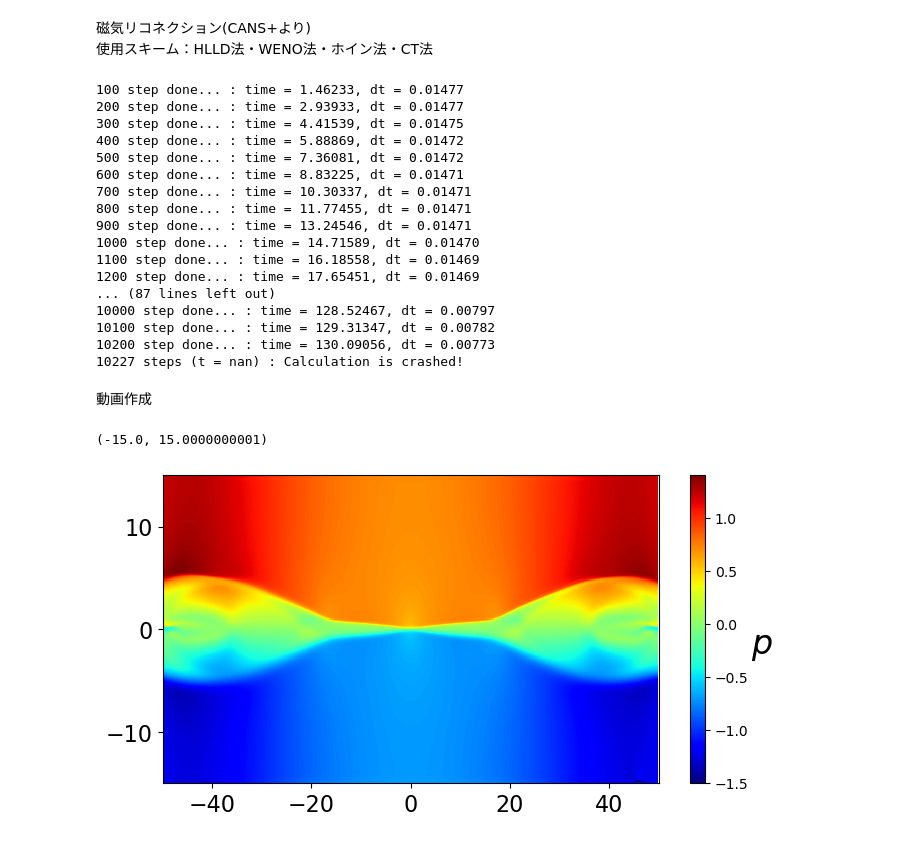
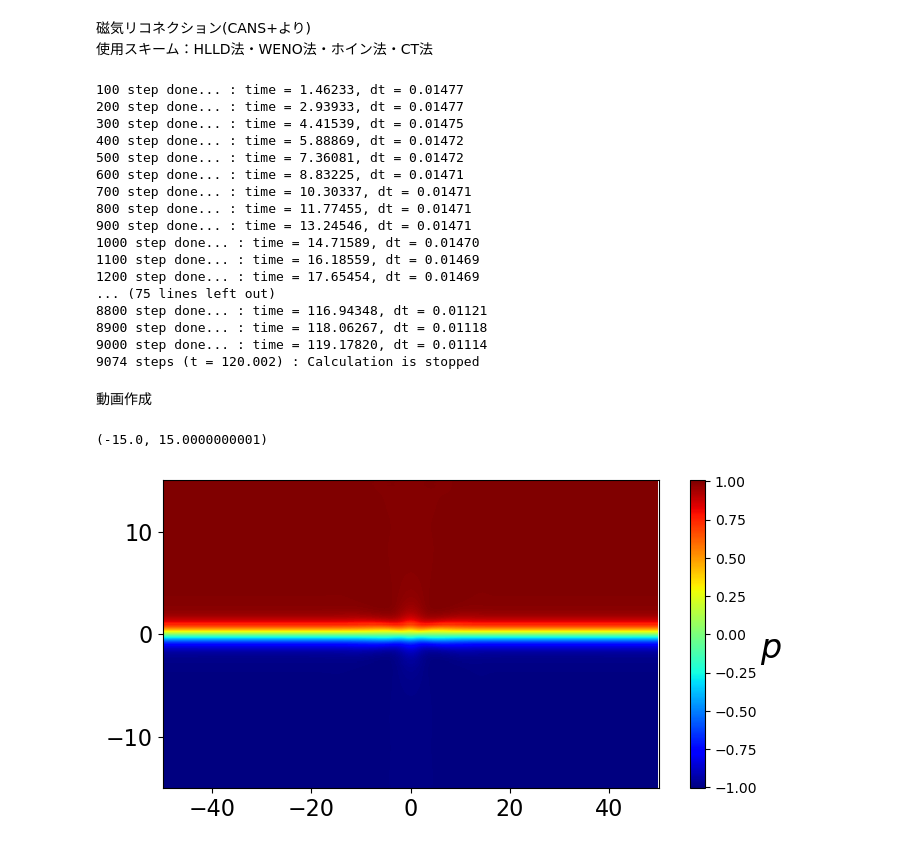
Before and after one commit to Keita-A/RadiativeMHD-simulation, a Jupyter notebook: MR_GPU.ipynb, the cells around one changed output. Drawn from its saved outputs; the diff is of its cells as text; code cells hidden in the pictures.

```diff
--- a/MR_GPU.ipynb
+++ b/MR_GPU.ipynb
@@ -286,7 +294,7 @@ G_bar = cp.zeros(G.shape)
 # %%
 max_step = 100000
 time = 0.0
-calculation_time = 200.0
+calculation_time = 120.0
 log_filename = "log_mr.txt"
 cp.save(f"results_mr/U_{0}", U)
 with open(log_filename, 'w') as log_file:
@@ -399,13 +407,13 @@ for t in range(1, max_step+1):
 800 step done... : time = 11.77455, dt = 0.01471
 900 step done... : time = 13.24546, dt = 0.01471
 1000 step done... : time = 14.71589, dt = 0.01470
-1100 step done... : time = 16.18558, dt = 0.01469
-1200 step done... : time = 17.65451, dt = 0.01469
-... (87 lines left out)
-10000 step done... : time = 128.52467, dt = 0.00797
-10100 step done... : time = 129.31347, dt = 0.00782
-10200 step done... : time = 130.09056, dt = 0.00773
-10227 steps (t = nan) : Calculation is crashed!
+1100 step done... : time = 16.18559, dt = 0.01469
+1200 step done... : time = 17.65454, dt = 0.01469
+... (75 lines left out)
+8800 step done... : time = 116.94348, dt = 0.01121
+8900 step done... : time = 118.06267, dt = 0.01118
+9000 step done... : time = 119.17820, dt = 0.01114
+9074 steps (t = 120.002) : Calculation is stopped
 # %% [markdown]
 動画作成
 # %%
@@ -463,36 +471,36 @@ fig = plt.figure(figsize=(8, 4))
 ax1 = fig.add_subplot(111)
 
 log = np.loadtxt("log_mr.txt", delimiter=',')
-step = 10000
+step = 1000
 
 U = np.load(f"results_mr/U_{step}.npy")
 rho = U[0, :, :]
 u = U[1, :, :] / rho
 v = U[2, :, :] / rho
 w = U[3, :, :] / rho
 Bx = U[4, :, :]
 By = U[5, :, :]
 Bz = U[6, :, :]
 e = U[7, :, :]
 p = (gamma-1) * (e - rho*(u**2+v**2+w**2)/2 - (Bx**2+By**2+Bz**2)/2)
 magnetic_pressure = 1/2 * (Bx**2+By**2+Bz**2)
 pT = p + magnetic_pressure
 
 contour = ax1.pcolormesh(X, Y, (Bx).T, cmap='jet')
 cbar = plt.colorbar(contour, ax=ax1)
 cbar.set_label(r"$p$", fontsize=24, rotation=0, labelpad=10)
 quiver_interval = 10
 #ax1.quiver(X[::quiver_interval, ::quiver_interval], Y[::quiver_interval, ::quiver_interval],
 #        u[::quiver_interval, ::quiver_interval].T, v[::quiver_interval, ::quiver_interval].T,
 #        scale=1, color='white')
 
 #ax1.text(0.8, 1.02, f"t = {log[int(step/100)][1]:.3f}", transform=ax1.transAxes, fontsize=16)
 ax1.tick_params(labelsize=16)
 ax1.set_xlim(-x_max, x_max+1e-10)
 ax1.set_ylim(-y_max, y_max+1e-10)
 # %% [output]
 (-15.0, 15.0000000001)
-[figure, old version]
+[figure, new version]
 # %%
 fig = plt.figure(figsize=(8, 4))
 ax1 = fig.add_subplot(111)
```
Also changed, not shown: parts of 4 cells of this notebook, 2 other files.
